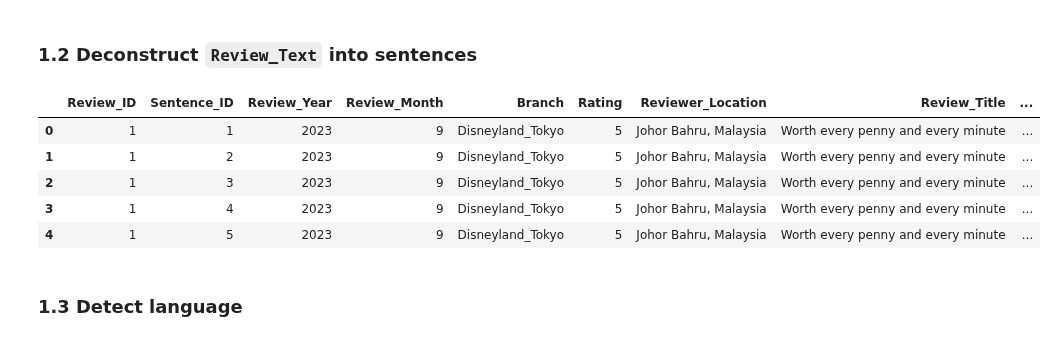
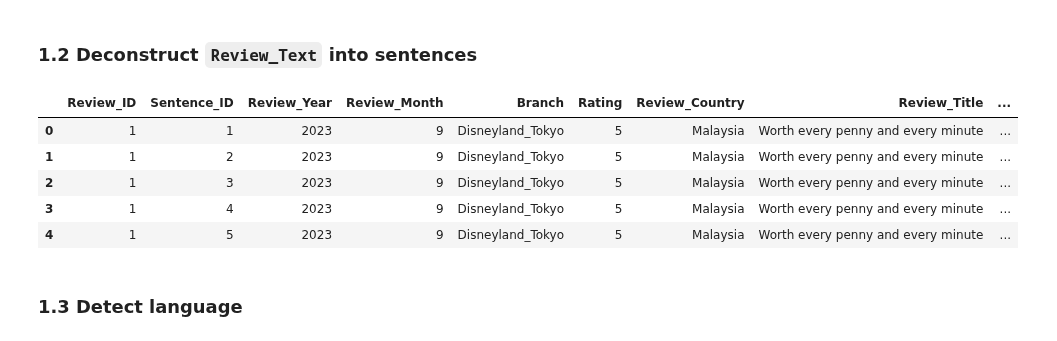
Before and after one commit to Shu-x/AnalyzingDisneylandReviews, a Jupyter notebook: notebooks/data_preprocessing.ipynb, the cells around one changed output. Cells and saved outputs as stored; diff of their text form; code cells hidden in the pictures.

Commit message:
with country cleaning

```diff
--- a/notebooks/data_preprocessing.ipynb
+++ b/notebooks/data_preprocessing.ipynb
@@ -28,6 +37,7 @@ from nltk.tokenize import word_tokenize, sent_tokenize
 # %%
 # Import data
 df = pd.read_csv('../data/Disneyland_Reviews_updated.csv')
+df_cities = pd.read_csv('../data/worldcities_updated.csv')
 
 df.head()
 # %% [output]
@@ -88,0 +101,13 @@ df.head(5)
+# %%
+# splitting the 'Reviewer_Location' to city, state and country
+split_loc =  df['Reviewer_Location'].str.split(',', expand = True)
+
+max_columns = split_loc.shape[1]
+new_columns = [f'Column{i + 1}' for i in range(max_columns)]
+df[new_columns] = split_loc
+df = df.rename(columns={'Column1': 'City', 'Column2':'State', 'Column3':'Review_Country'})
+
+# Remove any leading and trailing whitespaces
+df['City'] =  df['City'].str.strip()
+df['State'] =  df['State'].str.strip()
+df['Review_Country'] =  df['Review_Country'].str.strip()
@@ -88,0 +183,17 @@ df.head(5)
+# %%
+# Calling the functions defined
+# Find the country from City or State (using pycountry)
+df['CountryFromCity'] = df['City'].apply(find_country_name)
+df['CountryFromState'] = df['State'].apply(find_country_name)
+df['Review_Country'] = df.apply(copy_from_state, axis=1)
+df['Review_Country'] = df.apply(copy_from_city, axis=1)
+
+# Find the remaining countries by city or state using df_cities
+df['Review_Country'] = df.apply(find_country_from_city_state, axis=1)
+
+# Drop the temp columns
+df = df.drop(columns=["City", "State", "CountryFromCity", "CountryFromState"])
+
+# Drop the nulls
+df = df.dropna()
+df.info()
@@ -91,24 +219,25 @@ df.head(5)
 # %%
 # Split into sentences
 
 df.loc[:,'Review_Text'] = df['Review_Text'].apply(lambda x: sent_tokenize(x))
 df = df.explode('Review_Text')
 df = df.reset_index(drop=True)
 
 # Create Sentence_ID
 df['Sentence_ID'] = df.index.map(lambda x : x+1)
 
 # Rearrange columns
-df = df[["Review_ID", "Sentence_ID", "Review_Year", "Review_Month", "Branch", "Rating", "Reviewer_Location", "Review_Title", "Review_Text"]]
+# df = df[["Review_ID", "Sentence_ID", "Review_Year", "Review_Month", "Branch", "Rating", "Reviewer_Location", "Review_Title", "Review_Text"]]
+df = df[["Review_ID", "Sentence_ID", "Review_Year", "Review_Month", "Branch", "Rating", "Review_Country", "Review_Title", "Review_Text"]]
 
 df.head(5)
 # %% [output]
-|  | Review_ID | Sentence_ID | Review_Year | Review_Month | Branch | Rating | Reviewer_Location | Review_Title | ... |
-| 0 | 1 | 1 | 2023 | 9 | Disneyland_Tokyo | 5 | Johor Bahru, Malaysia | Worth every penny and every minute | ... |
-| 1 | 1 | 2 | 2023 | 9 | Disneyland_Tokyo | 5 | Johor Bahru, Malaysia | Worth every penny and every minute | ... |
-| 2 | 1 | 3 | 2023 | 9 | Disneyland_Tokyo | 5 | Johor Bahru, Malaysia | Worth every penny and every minute | ... |
-| 3 | 1 | 4 | 2023 | 9 | Disneyland_Tokyo | 5 | Johor Bahru, Malaysia | Worth every penny and every minute | ... |
-| 4 | 1 | 5 | 2023 | 9 | Disneyland_Tokyo | 5 | Johor Bahru, Malaysia | Worth every penny and every minute | ... |
+|  | Review_ID | Sentence_ID | Review_Year | Review_Month | Branch | Rating | Review_Country | Review_Title | ... |
+| 0 | 1 | 1 | 2023 | 9 | Disneyland_Tokyo | 5 | Malaysia | Worth every penny and every minute | ... |
+| 1 | 1 | 2 | 2023 | 9 | Disneyland_Tokyo | 5 | Malaysia | Worth every penny and every minute | ... |
+| 2 | 1 | 3 | 2023 | 9 | Disneyland_Tokyo | 5 | Malaysia | Worth every penny and every minute | ... |
+| 3 | 1 | 4 | 2023 | 9 | Disneyland_Tokyo | 5 | Malaysia | Worth every penny and every minute | ... |
+| 4 | 1 | 5 | 2023 | 9 | Disneyland_Tokyo | 5 | Malaysia | Worth every penny and every minute | ... |
 # %% [markdown]
 ### 1.3 Detect language
 # %%
```
Also changed, not shown: parts of 8 cells of this notebook.
